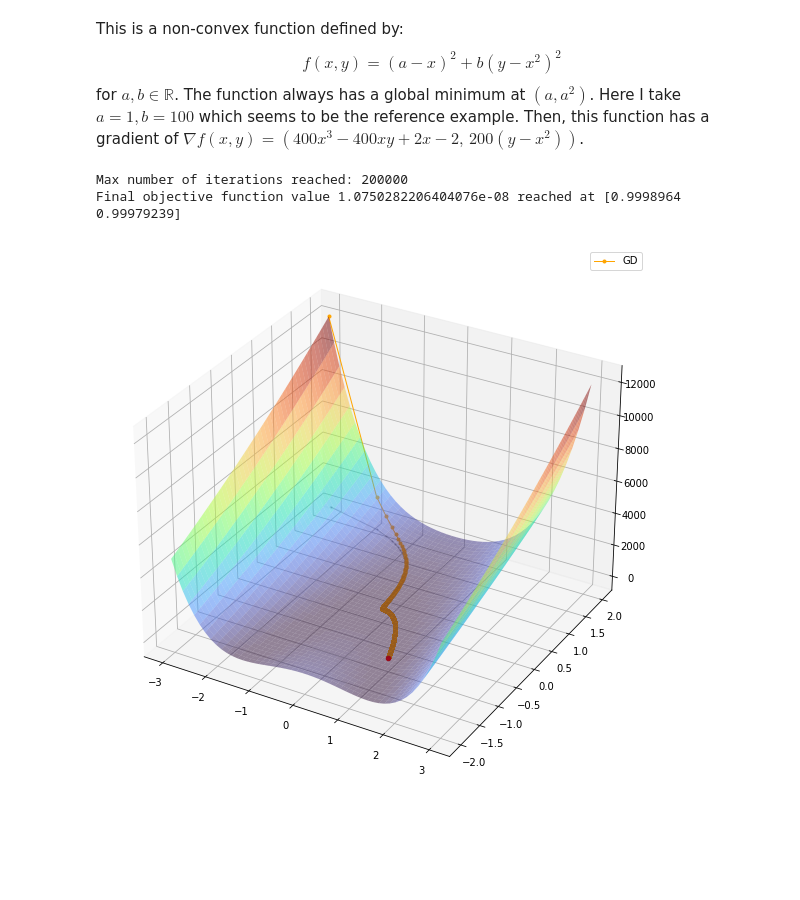
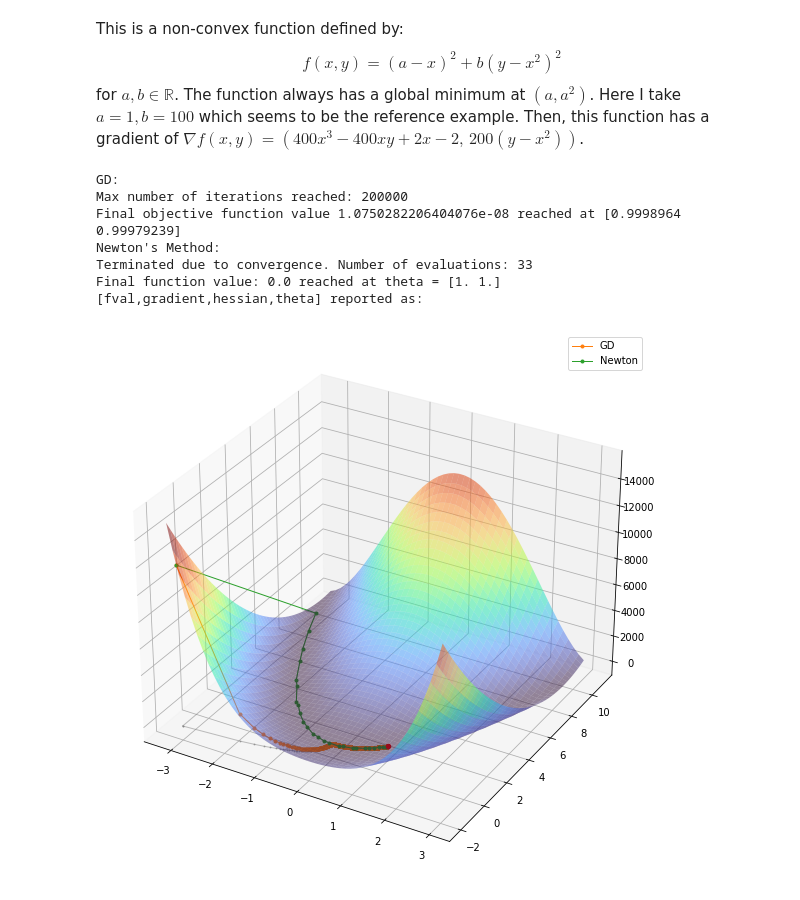
Before and after one commit to Huk-David/APTS_Presentations, a Jupyter notebook: APTS1_December/APTS1_Optimisation.ipynb, the cells around one changed output. Cells and saved outputs as stored; diff of their text form; code cells hidden in the pictures; blank space fills up the shorter version.

```diff
--- a/APTS1_December/APTS1_Optimisation.ipynb
+++ b/APTS1_December/APTS1_Optimisation.ipynb
@@ -194,34 +160,43 @@ Then, this function has a gradient of $\nabla f(x,y) = (400x^3-400xy+2x-2,\,200(
 # %%
 def Ros(theta,a=1,b=100):
     x,y=theta
     return np.power((a-x),2) + b*np.power((y-np.power(x,2)),2)
 def Ros_grad(theta):
     x,y=theta
     return np.array([400*np.power(x,3)-400*x*y+2*x-2, 200*(y-np.power(x,2))])
 
 def Ros_hes(theta):
     return np.array([[1200*np.power(theta[0],2)-400*theta[1]+2, -400*theta[0]],[-400*theta[0], 200]])
 
-y = np.linspace(-2, 2, 50)
-x = np.linspace(-3, 3, 50)
+y = np.linspace(-2, 11, 50)
+x = np.linspace(-3.2, 3, 50)
 X, Y = np.meshgrid(x, y)
 Z = Ros([X, Y])
 %matplotlib inline
 fig = plt.figure()
 fig.set_size_inches(10,10)
 
 ax = plt.axes(projection='3d')
-ax.plot_surface(X, -Y, Z, rstride=1, cstride=1,
+ax.plot_surface(X, Y, Z, rstride=1, cstride=1,
                 cmap='turbo', edgecolor='none',alpha=0.5)
+print('GD: ')
+theta_vals_GD = GD_method([-3,-2],Ros,Ros_grad,10e-5,method='Iterations',maxiter=200000)
+print("Newton's Method: ")
+theta_vals_NM = NM([-3,-2],Ros,Ros_grad,Ros_hes,50)
+labels = ['GD','Newton']
 
-theta_vals = GD_method([-3,-2],Ros,Ros_grad,10e-5,method='Iterations',maxiter=200000)
-
-ax.plot3D([i[0] for i in theta_vals],[-i[1] for i in theta_vals],[0 for i in theta_vals],color='grey',linewidth=1,marker='o',markersize=1,alpha=0.5)
-ax.plot3D([i[0] for i in theta_vals],[-i[1] for i in theta_vals],[Ros(i) for i in theta_vals],color='orange',label='GD',linewidth=1,marker='o',markersize=3)
-ax.scatter(1,-1,color='red')
+for idx,theta_vals in enumerate([theta_vals_GD,[i[3] for i in theta_vals_NM]]):
+    ax.plot3D([i[0] for i in theta_vals],[i[1] for i in theta_vals],[0 for i in theta_vals],color='grey',linewidth=1,marker='o',markersize=1,alpha=0.5)
+    ax.plot3D([i[0] for i in theta_vals],[i[1] for i in theta_vals],[Ros(i) for i in theta_vals],label=labels[idx],linewidth=1,marker='o',markersize=3)
+ax.scatter3D(1,1,0,color='red')
 plt.legend()
 plt.show()
 # %% [output]
+GD:
 Max number of iterations reached: 200000
 Final objective function value 1.0750282206404076e-08 reached at [0.9998964  0.99979239]
+Newton's Method:
+Terminated due to convergence. Number of evaluations: 33
+Final function value: 0.0 reached at theta = [1. 1.]
+[fval,gradient,hessian,theta] reported as:
-[figure, old version]
+[figure, new version]
```
Also changed, not shown: parts of 3 cells of this notebook.
